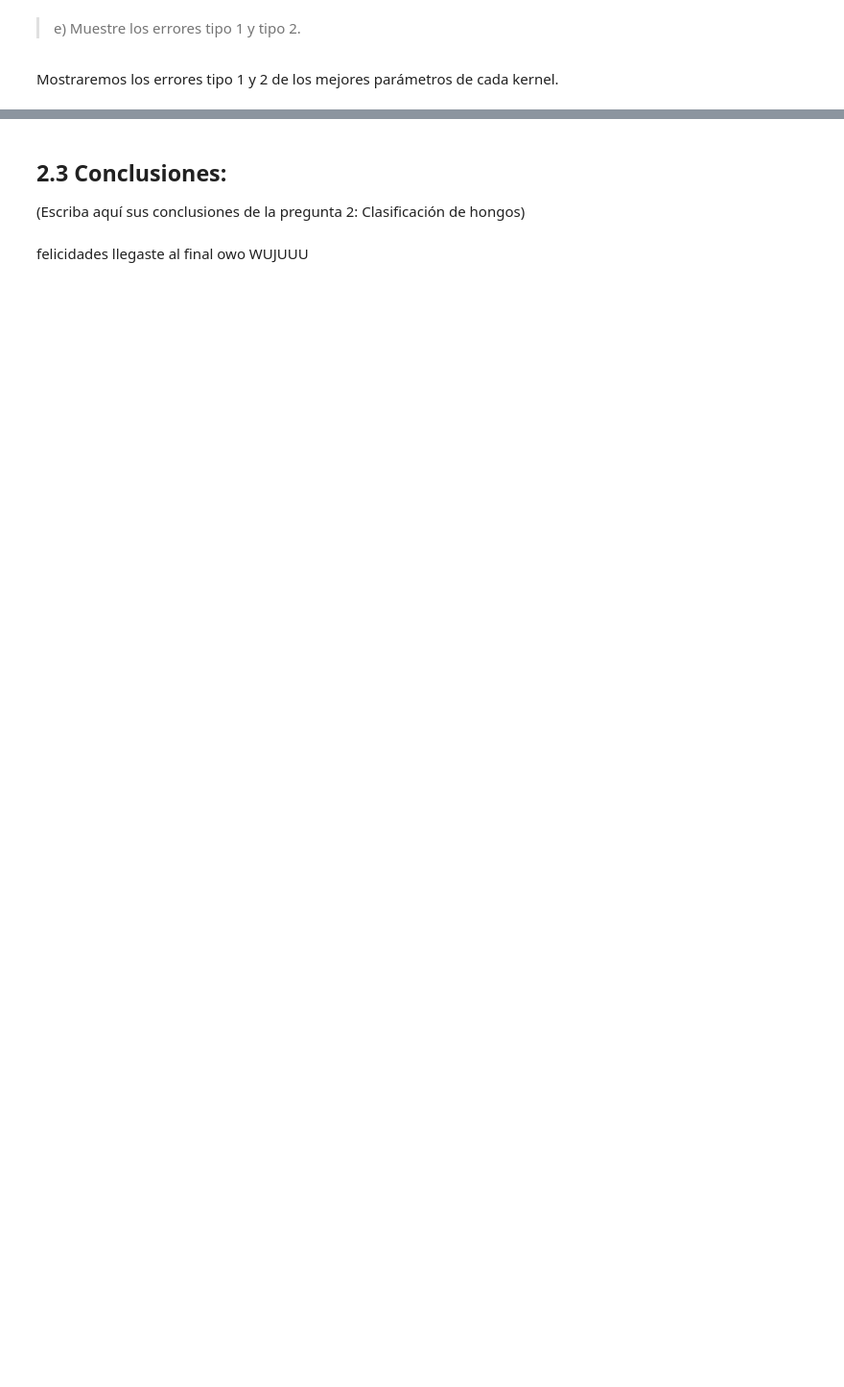
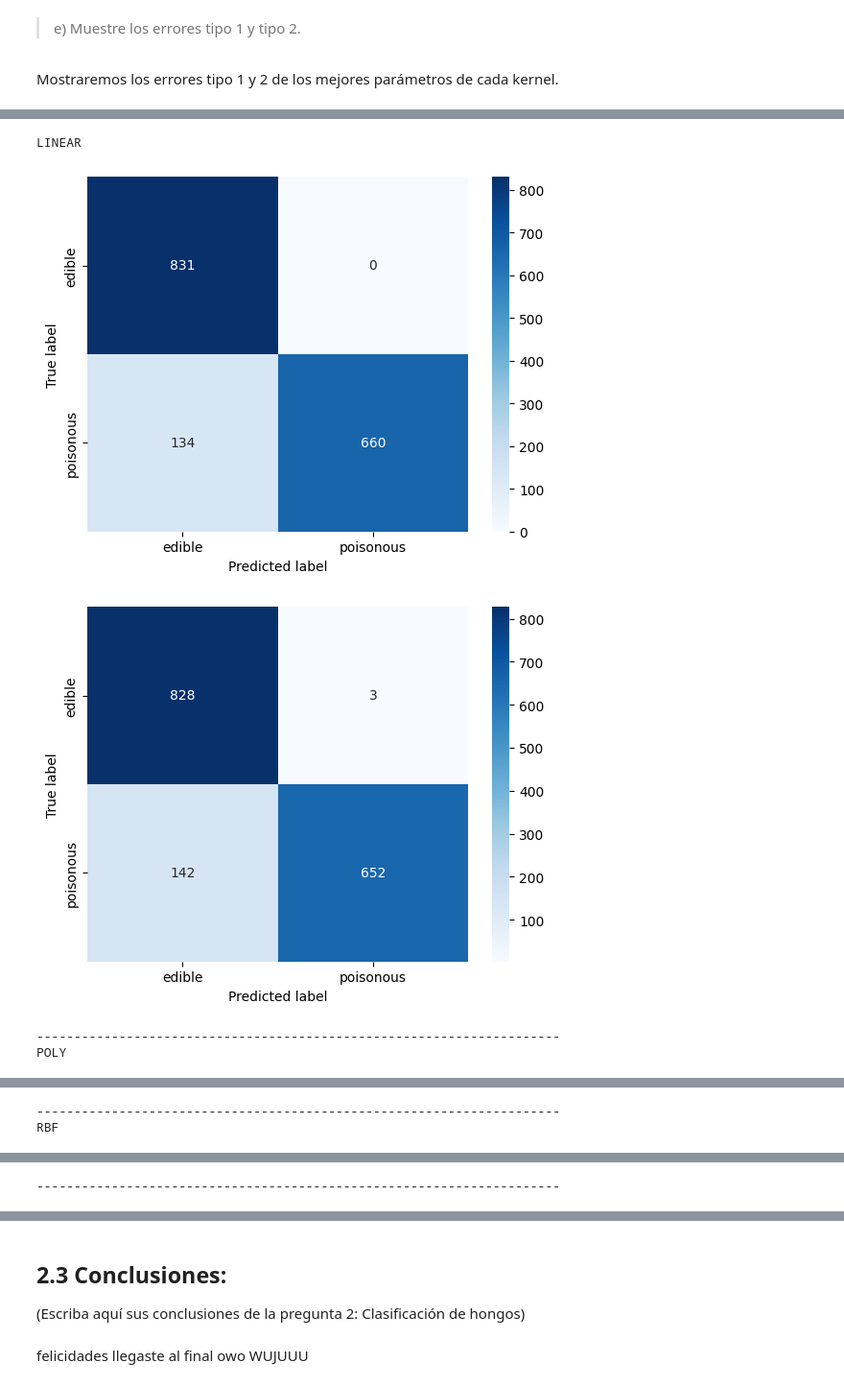
Before and after one commit to DYessouroun/Tareas-ML, a Jupyter notebook: Entregable_Tarea_1_DDD.ipynb, the cells around one changed output, grey strips where cells are left out. Shown at 96% size. Saved outputs shown, nothing was run; the diff lists cells and outputs as text; code cells hidden in the pictures; blank space fills up the shorter version.

```diff
--- a/Entregable_Tarea_1_DDD.ipynb
+++ b/Entregable_Tarea_1_DDD.ipynb
@@ -2291,15 +2306,21 @@ Peor puntaje de validación cruzada: 0.52
 # %%
-y_pred = {}
+def get_y_pred(X_train, y_train, X_test, dic_gammas):
+    kernels = ['linear', 'poly', 'rbf']
+    y_pred = {}
 
-for kernel in kernels:
-    for gamma in dic_gammas[kernel]:
-        clf = NuSVC(kernel=kernel, gamma = gamma)
-        clf.fit(X_train, y_train)
+    for kernel in kernels:
+        for gamma in dic_gammas[kernel]:
+            clf = NuSVC(kernel=kernel, gamma = gamma)
+            clf.fit(X_train, y_train)
 
-        if kernel not in y_pred:
-            y_pred[kernel] = []
+            if kernel not in y_pred:
+                y_pred[kernel] = []
 
-        y_pred[kernel].append(clf.predict(X_test))
+            y_pred[kernel].append(clf.predict(X_test))
+    return y_pred
+
+y_pred_1 = get_y_pred(X_train_1, y_train, X_test_1, dic_gammas_1)
+y_pred_2 = get_y_pred(X_train_2, y_train, X_test_2, dic_gammas_2)
 # %% [markdown]
 > d) Obtenga las metricas de clasificación utilizando *classification_report* de la librería sklearn
 # %%
@@ -2369,6 +2396,3 @@ weighted avg       0.25      0.50      0.33      1625
 > e) Muestre los errores tipo 1 y tipo 2.
 # %% [markdown]
 Mostraremos los errores tipo 1 y 2 de los mejores parámetros de cada kernel.
-# %%
-for kernel in kernels:
-    plot_cm(y_test, y_pred[kernel][0])
@@ -2378,0 +2399,13 @@ for kernel in kernels:
+# %%
+kernels = ['linear', 'poly', 'rbf']
+for kernel in kernels:
+    print(f'{kernel.upper()}')
+    plot_cm(y_test, y_pred_1[kernel][0])
+    plot_cm(y_test, y_pred_2[kernel][0])
+    print('----------------------------------------------------------------------')
+# %% [output]
+LINEAR
+[figure, added]
+[figure, added]
+----------------------------------------------------------------------
+POLY
@@ -2378,0 +2414,2 @@ for kernel in kernels:
+----------------------------------------------------------------------
+RBF
@@ -2378,0 +2418 @@ for kernel in kernels:
+----------------------------------------------------------------------
```
Also changed, not shown: parts of 24 cells of this notebook.
